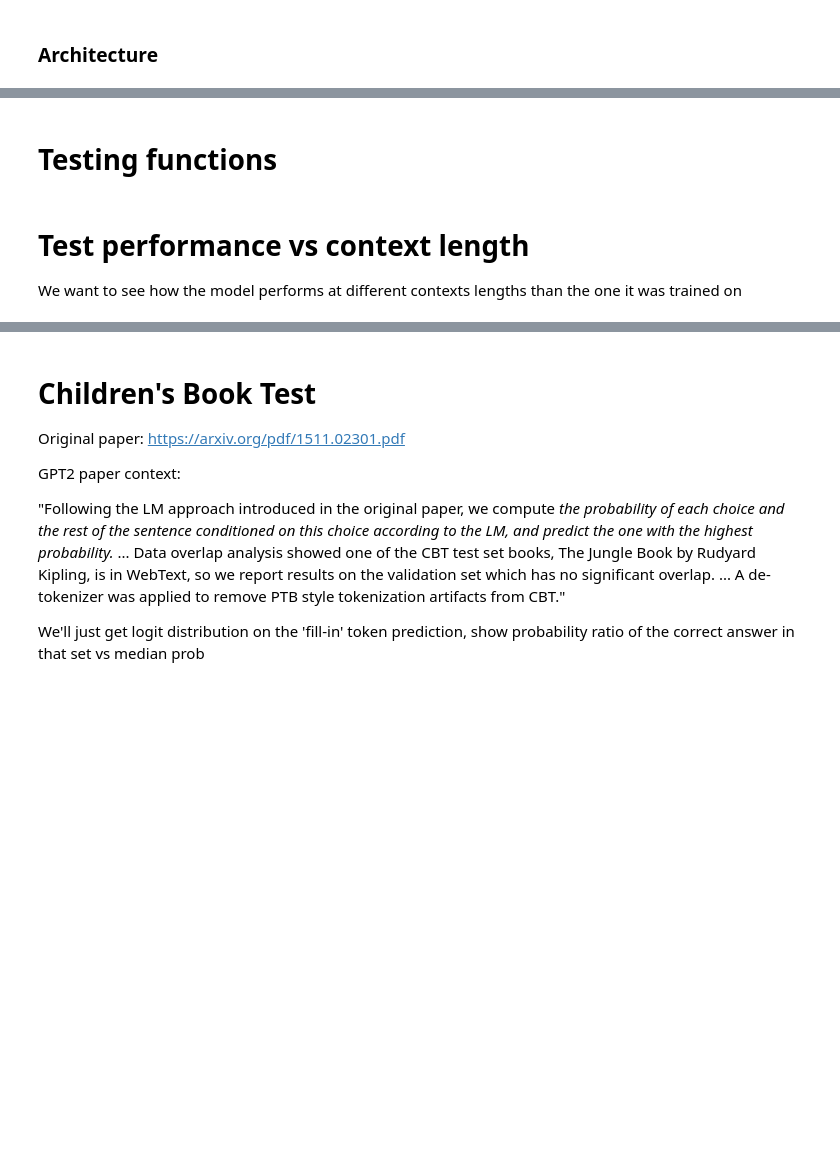
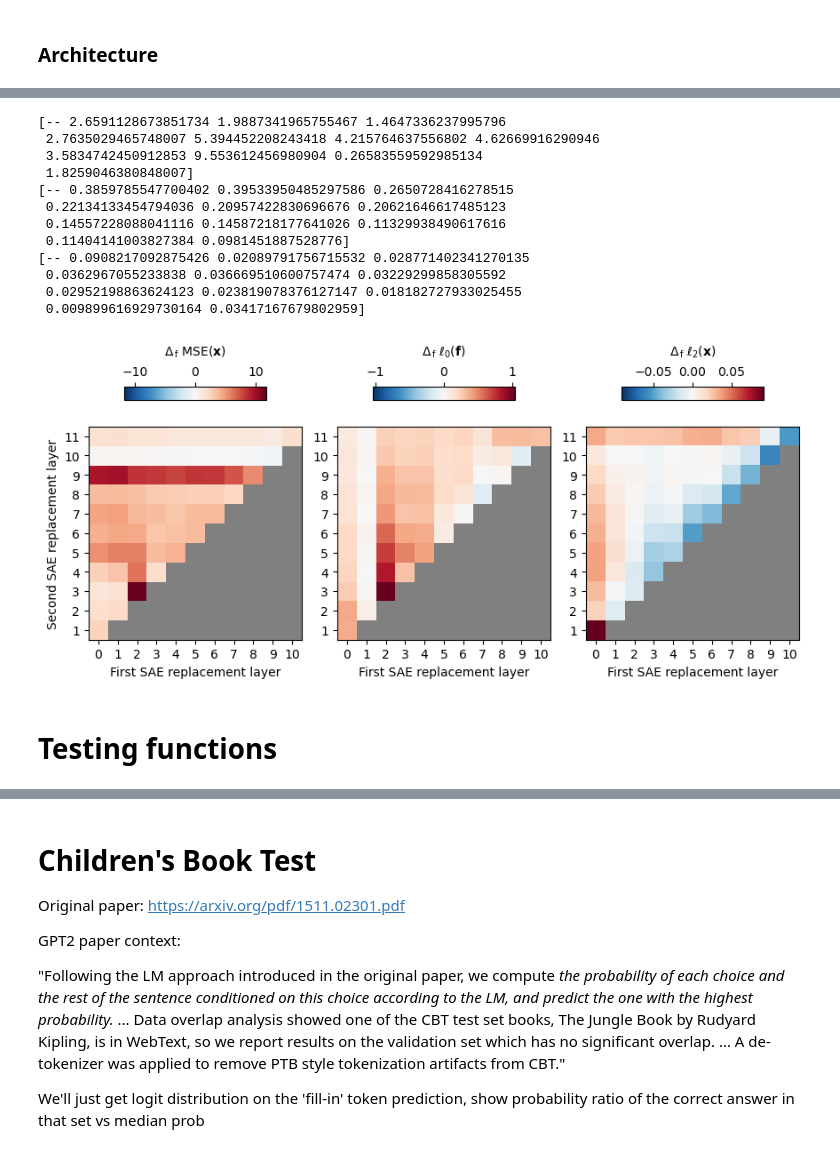
Before and after one commit to evanhanders/sae_validation_blogpost, a Jupyter notebook: gpt2_small_autoencoder_benchmarks.ipynb, the cells around one changed output, grey strips where cells are left out. Cells and saved outputs as stored; diff of their text form; code cells hidden in the pictures; blank space fills up the shorter version.

```diff
--- a/gpt2_small_autoencoder_benchmarks.ipynb
+++ b/gpt2_small_autoencoder_benchmarks.ipynb
@@ -143,0 +337,13 @@ if DO_ATTN_SAE:
+# %%
+#load from file
+df = pandas.read_csv('context_size_df.csv')
+cbt_residual_logs = []
+for i in range(len(sparse_encoders_residual)):
+     with open(f'propagation_blocks.pkl', 'rb') as handle:
+         log = pickle.load(handle)
+block_mses = log['block_mses']
+block_l0s = log['block_l0s']
+block_act_l2s = log['block_act_l2s']
+delta_block_mses = log['delta_block_mses']
+delta_block_l0s = log['delta_block_l0s']
+delta_block_act_l2s = log['delta_block_act_l2s']
@@ -144,3 +543,53 @@ if DO_ATTN_SAE:
+# %%
+fig = plt.figure(figsize=(8,3))
+ax1 = fig.add_axes((0.00, 0.00, 0.3, 0.9))
+ax2 = fig.add_axes((0.35, 0.00, 0.3, 0.9))
+ax3 = fig.add_axes((0.70, 0.00, 0.3, 0.9))
+
+cax1 = fig.add_axes((0.05, 0.95, 0.2, 0.05))
+cax2 = fig.add_axes((0.40, 0.95, 0.2, 0.05))
+cax3 = fig.add_axes((0.75, 0.95, 0.2, 0.05))
+
+axs = [ax1, ax2, ax3]
+caxs = [cax1, cax2, cax3]
+cbs = []
+
+yy, xx = np.meshgrid(np.arange(12), np.arange(12))
+# print(delta_block_mses.shape)
+for ax, cax, mat in zip(axs, caxs, (delta_block_mses, delta_block_l0s, delta_block_act_l2s)):
+    ax.set_facecolor("grey")
+    masked = np.ma.masked_where(yy <= xx, mat.mean(axis=0))
+    # print(masked)
+    print(masked[0,:])
+    m = ax.imshow(masked.T, vmin=-np.max(np.abs(masked)), vmax=np.max(np.abs(masked)), cmap='RdBu_r')
+    cbs.append(plt.colorbar(m, cax=cax, orientation='horizontal'))
+    ax.set_xlabel('First SAE replacement layer')
+    ax.set_xticks([i for i in range(11)])
+    ax.set_xticklabels(range(11))
+    ax.set_yticks([i for i in range(1,12)])
+    ax.set_yticklabels(range(1,12))
+    ax.set_ylim(0.5, 11.5)
+    ax.set_xlim(-0.5, 10.5)
+    cax.tick_params(top=True, labeltop=True, bottom=False, labelbottom=False)
+axs[0].set_ylabel('Second SAE replacement layer')
+cbs[0].set_label(r'$\Delta_{\,\rm f}$ MSE($\mathbf{x}$)', labelpad=-45)
+cbs[1].set_label(r'$\Delta_{\,\rm f}$ $\ell_0(\mathbf{f})$', labelpad=-45)
+cbs[2].set_label(r'$\Delta_{\,\rm f}$ $\ell_2(\mathbf{x})$', labelpad=-45)
+fig.savefig('err_prop.png', dpi=300, bbox_inches='tight')
+# %% [output]
+[-- 2.6591128673851734 1.9887341965755467 1.4647336237995796
+ 2.7635029465748007 5.394452208243418 4.215764637556802 4.62669916290946
+ 3.5834742450912853 9.553612456980904 0.26583559592985134
+ 1.8259046380848007]
+[-- 0.3859785547700402 0.39533950485297586 0.2650728416278515
+ 0.22134133454794036 0.20957422830696676 0.20621646617485123
+ 0.14557228088041116 0.14587218177641026 0.11329938490617616
+ 0.11404141003827384 0.0981451887528776]
+[-- 0.0908217092875426 0.02089791756715532 0.028771402341270135
+ 0.0362967055233838 0.036669510600757474 0.03229299858305592
+ 0.02952198863624123 0.023819078376127147 0.018182727933025455
+ 0.009899616929730164 0.03417167679802959]
+[figure, added]
 # %% [markdown]
 # Testing functions
 # %%
@@ -271,7 +740,3 @@ def test_next_token(prompts: list, answers: list, comparison_tokens: list = None
     for k in info.keys():
         info[k] = np.array(info[k])
     return info
-# %% [markdown]
-# Test performance vs context length
-
-We want to see how the model performs at different contexts lengths than the one it was trained on
```
Also changed, not shown: parts of 63 cells of this notebook, 15 other files.
